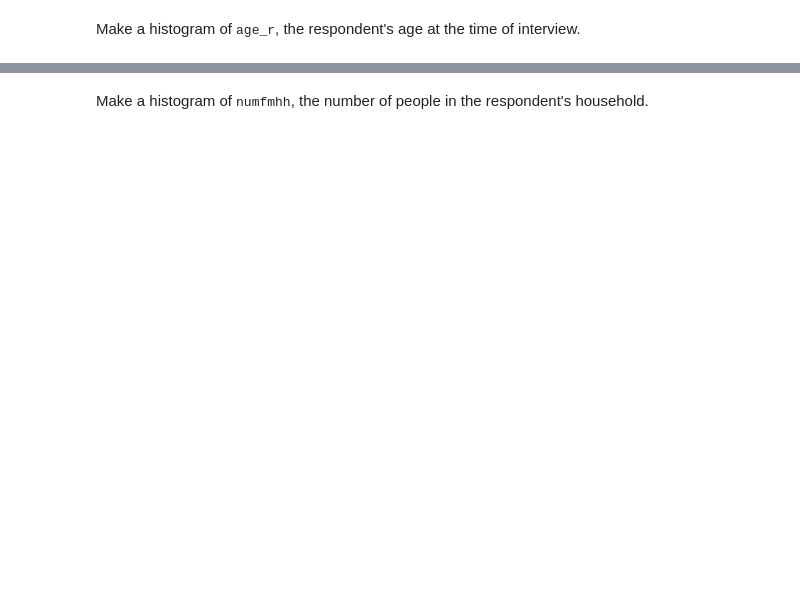
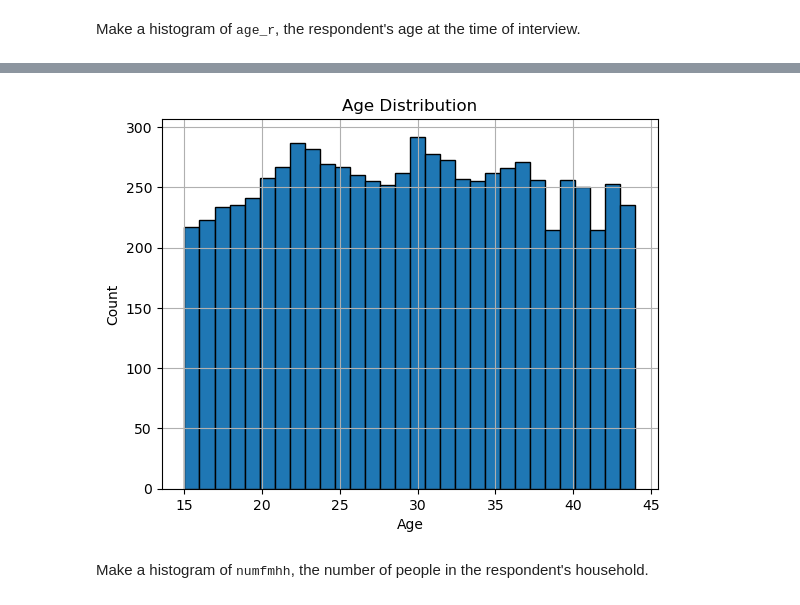
Before and after one commit to akhi08/Thinkstats2_exercise, a Jupyter notebook: Thinkstats/chap02ex.ipynb, the cells around one changed output, grey strips where cells are left out. Drawn from its saved outputs; the diff is of its cells as text; code cells hidden in the pictures; blank space fills up the shorter version.

```diff
--- a/Thinkstats/chap02ex.ipynb
+++ b/Thinkstats/chap02ex.ipynb
@@ -293,2 +322,14 @@ Make a histogram of <tt>age_r</tt>, the respondent's age at the time of intervie
+# %%
+import pandas as pd
+import matplotlib.pyplot as plt
+
+resp['age_r'].hist(bins=30, edgecolor='black')
+plt.title("Age Distribution")
+plt.xlabel("Age")
+plt.ylabel("Count")
+plt.grid(True)
+plt.show()
+# %% [output]
+[figure, added]
 # %% [markdown]
 Make a histogram of <tt>numfmhh</tt>, the number of people in the respondent's household.
```
Also changed, not shown: parts of 8 cells of this notebook.
